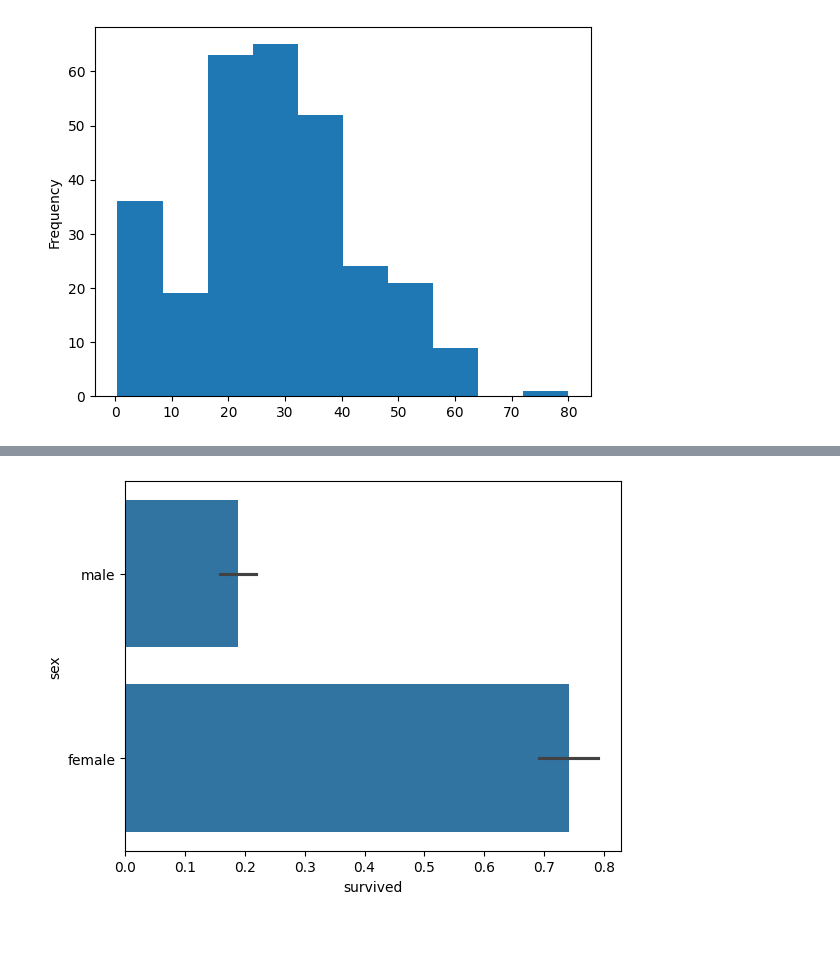
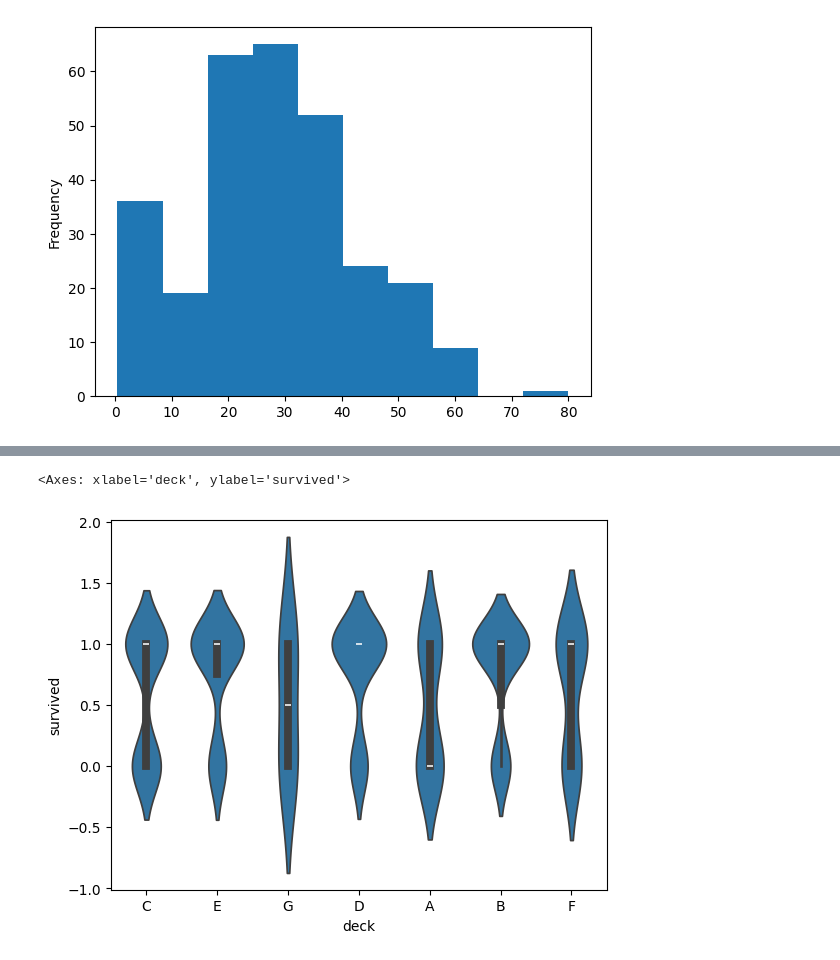
Before and after one commit to aseem-raspberry/OpenAI-Training, a Jupyter notebook: Sep24_002_EDA_Visuals.ipynb, the cells around one changed output, grey strips where cells are left out. Drawn from its saved outputs; the diff is of its cells as text; code cells hidden in the pictures; blank space fills up the shorter version.

```diff
--- a/Sep24_002_EDA_Visuals.ipynb
+++ b/Sep24_002_EDA_Visuals.ipynb
@@ -293,4 +291,5 @@ ti[ti['survived'] == 1]['age'].plot(kind='hist');
 # %%
-sns.barplot(data=ti, x='survived', y='sex');
+sns.violinplot(data=ti, y='survived', x='deck')
 # %% [output]
+<Axes: xlabel='deck', ylabel='survived'>
-[figure, old version]
+[figure, new version]
```
Also changed, not shown: parts of 11 cells of this notebook.
